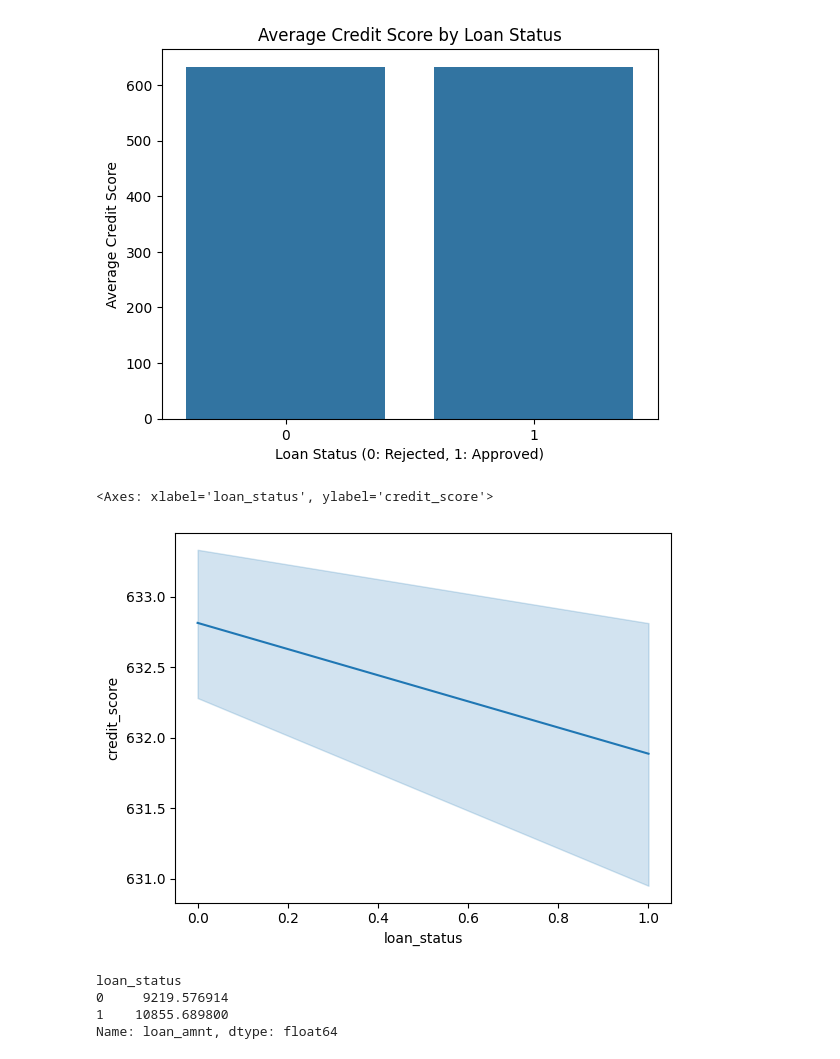
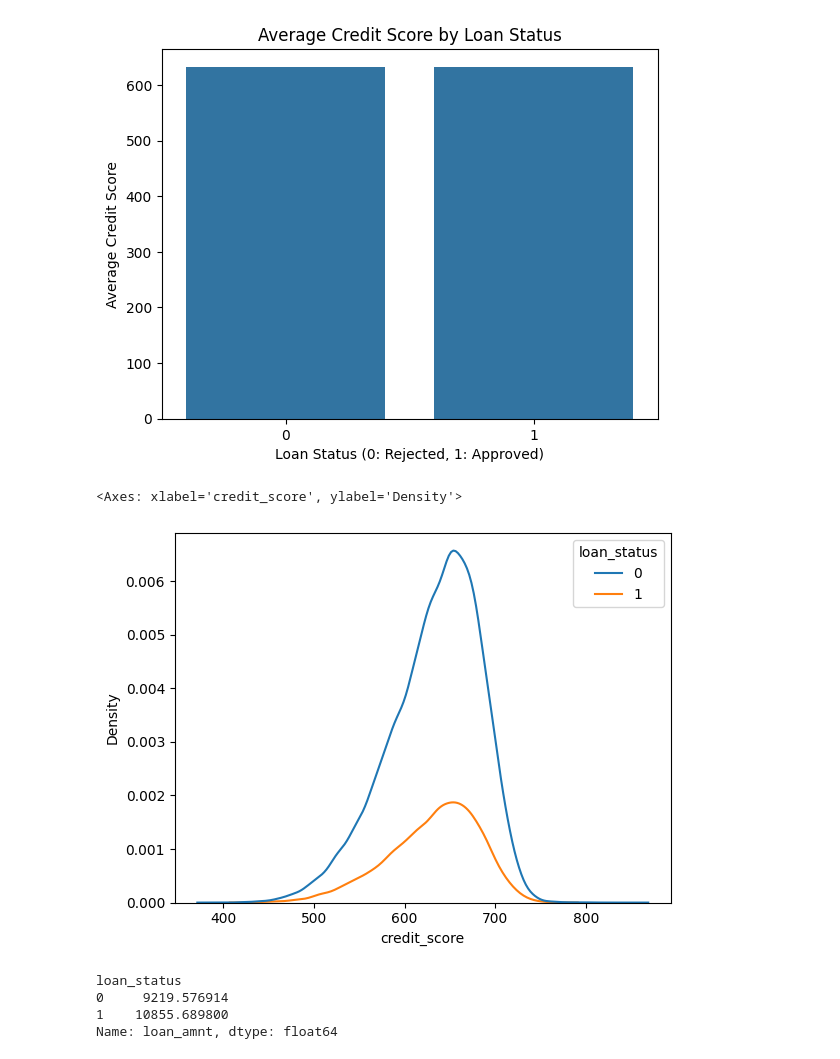
Before and after one commit to pradhuman8764-netizen/EDA-Loan-Approval-Analysis, a Jupyter notebook: Loandataset_analyst.ipynb, the cells around one changed output. Drawn from its saved outputs; the diff is of its cells as text; code cells hidden in the pictures.

Commit message:
Updated Loan Approval Dataset Analysis

```diff
--- a/Loandataset_analyst.ipynb
+++ b/Loandataset_analyst.ipynb
@@ -194,11 +194,11 @@ sns.barplot(x=loan_Score_data.index, y=loan_Score_data)
 Text(0, 0.5, 'Average Credit Score')
 [figure]
 # %%
-sns.lineplot(data=df, y='credit_score', x = "loan_status")
-# Q16 the minimum credit score where the loan aproval increase sharply is 550 - 600
+sns.kdeplot(data=df, x='credit_score' , hue = "loan_status")
+# Q16 the minimum credit score where the loan aproval increase sharply is 520
 # %% [output]
-<Axes: xlabel='loan_status', ylabel='credit_score'>
+<Axes: xlabel='credit_score', ylabel='Density'>
-[figure, old version]
+[figure, new version]
 # %%
 loan_status_grouped = df.groupby('loan_status')['loan_amnt'].mean()
 print(loan_status_grouped)
```
Also changed, not shown: parts of 1 cell of this notebook.
